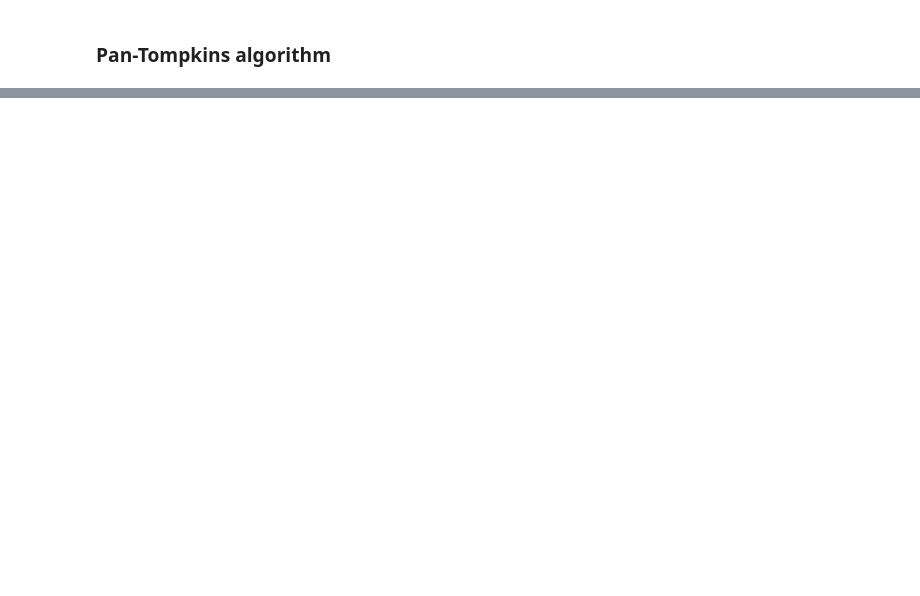
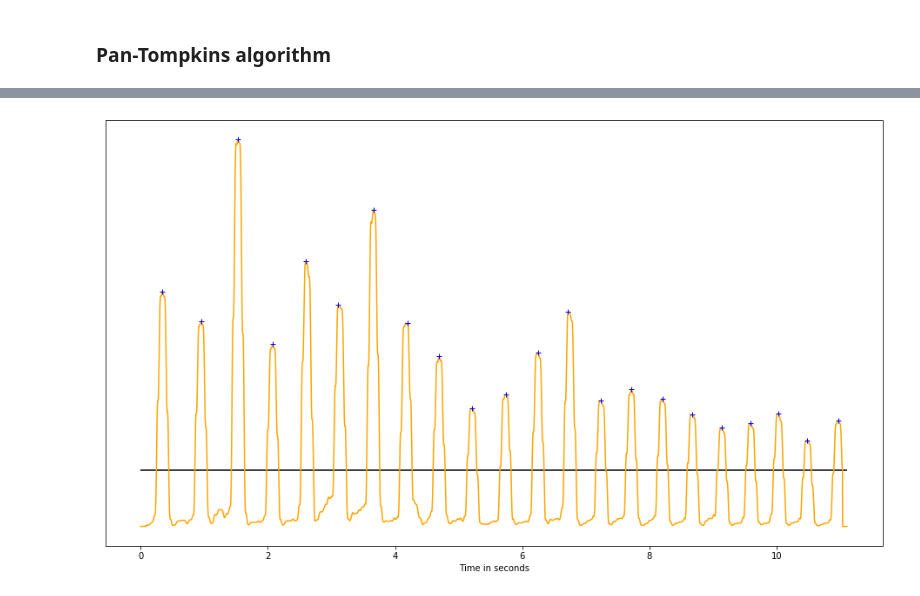
Before and after one commit to krejiba/heart-rate-estimation, a Jupyter notebook: ecg.ipynb, the cells around one changed output, grey strips where cells are left out. Saved outputs shown, nothing was run; the diff lists cells and outputs as text; code cells hidden in the pictures; blank space fills up the shorter version.

```diff
--- a/ecg.ipynb
+++ b/ecg.ipynb
@@ -133,0 +175,34 @@ Atrial fibrillation
+# %%
+def bpfilter(signal):
+    """Bandpass filter the signal between 5 and 15 Hz"""
+    b, a = butter(3, (4, 15), btype='bandpass', fs=fs)
+    return filtfilt(b, a, signal)
+
+def movingsum(signal):
+    """Moving sum with a window size of 150ms"""
+    n_samples = int(round(fs * 0.150))
+    processed_signal = pd.Series(pd.Series(signal).rolling(n_samples, center=True).sum().fillna(0)).values
+    return processed_signal
+
+def detectpeaks(signal):
+    """Select the QRS complexes"""
+    thresh = np.mean(signal)
+    peaks, _ = find_peaks(signal, height=thresh, width=10)
+    return peaks
+
+def PanTompkins(signal):
+    """Pan-Tompkins algorithm"""
+    processed_signal = movingsum(np.square(np.diff(bpfilter(signal), append=0)))
+    peaks = detectpeaks(processed_signal)
+    return peaks, processed_signal
+# %%
+# Let's plot the signal after processing
+peaks, processed_signal = PanTompkins(ecg)
+plt.figure(figsize=(16, 9))
+plt.plot(timestamps, processed_signal, color='orange')
+plt.plot(timestamps[peaks], processed_signal[peaks], 'b+')
+plt.hlines(processed_signal.mean(), timestamps[0], timestamps[-1], 'k')
+plt.xlabel('Time in seconds')
+plt.gca().axes.yaxis.set_visible(False)
+# %% [output]
+[figure, added]
```
Also changed, not shown: parts of 22 cells of this notebook.
